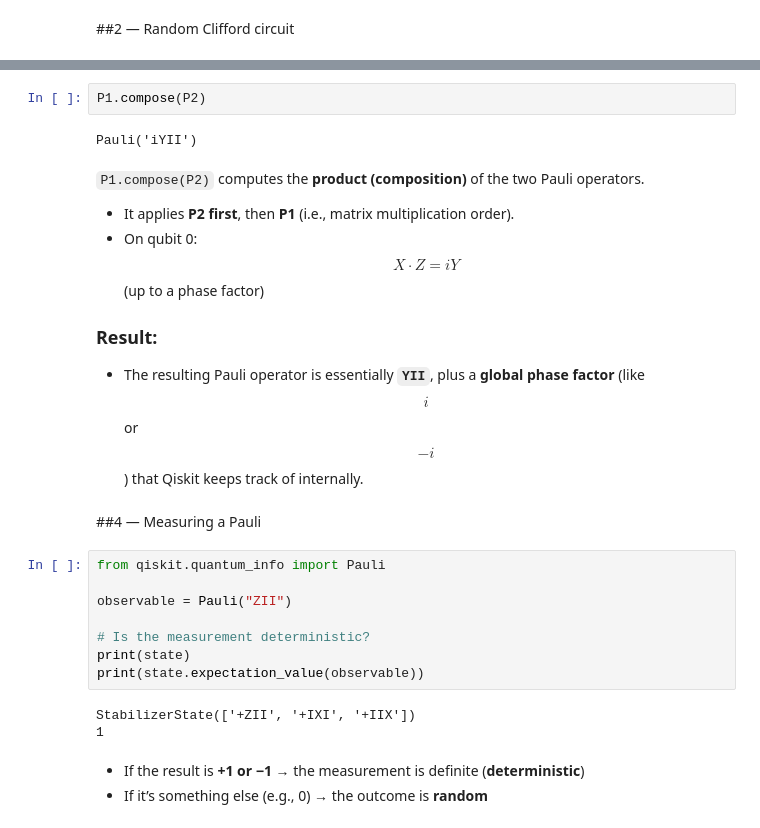
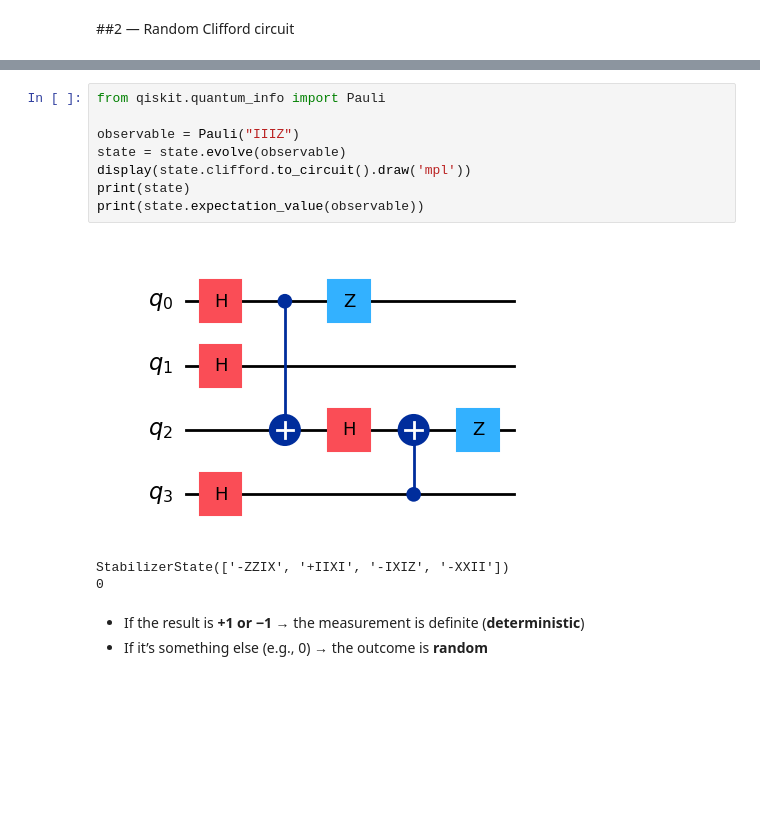
Before and after one commit to AKookani/BrickwallCliffordCircuit, a Jupyter notebook: Meeting_24_6_2026.ipynb, the cells around one changed output, grey strips where cells are left out. Saved outputs shown, nothing was run; the diff lists cells and outputs as text; blank space fills up the shorter version.

```diff
--- a/Meeting_24_6_2026.ipynb
+++ b/Meeting_24_6_2026.ipynb
@@ -359,30 +292,15 @@ Commutation/anticommutation depends only on qubits where **both operators act no
-# %%
-P1.compose(P2)
-# %% [output]
-Pauli('iYII')
-# %% [markdown]
-`P1.compose(P2)` computes the **product (composition)** of the two Pauli operators.
-
-* It applies **P2 first**, then **P1** (i.e., matrix multiplication order).
-* On qubit 0:
-  $$X \cdot Z = iY$$ (up to a phase factor)
-
-### Result:
-
-* The resulting Pauli operator is essentially **`YII`**, plus a **global phase factor** (like $$i$$ or $$-i$$) that Qiskit keeps track of internally.
-# %% [markdown]
-##4 — Measuring a Pauli
 # %%
 from qiskit.quantum_info import Pauli
 
-observable = Pauli("ZII")
-
-# Is the measurement deterministic?
+observable = Pauli("IIIZ")
+state = state.evolve(observable)
+display(state.clifford.to_circuit().draw('mpl'))
 print(state)
 print(state.expectation_value(observable))
 # %% [output]
+[figure, added]
-StabilizerState(['+ZII', '+IXI', '+IIX'])
-1
+StabilizerState(['-ZZIX', '+IIXI', '-IXIZ', '-XXII'])
+0
 # %% [markdown]
 * If the result is **+1 or −1** → the measurement is definite (**deterministic**)
 * If it’s something else (e.g., 0) → the outcome is **random**
```
Also changed, not shown: parts of 20 cells of this notebook.
